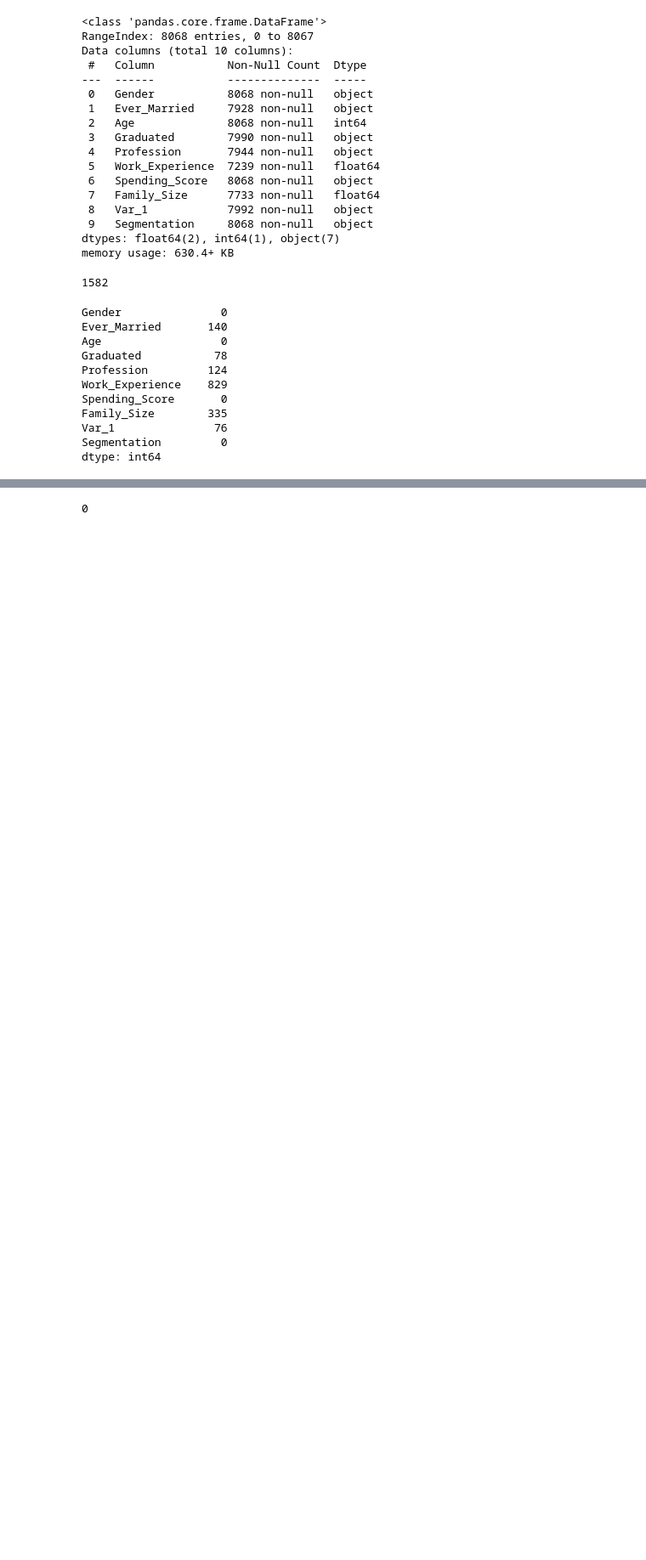
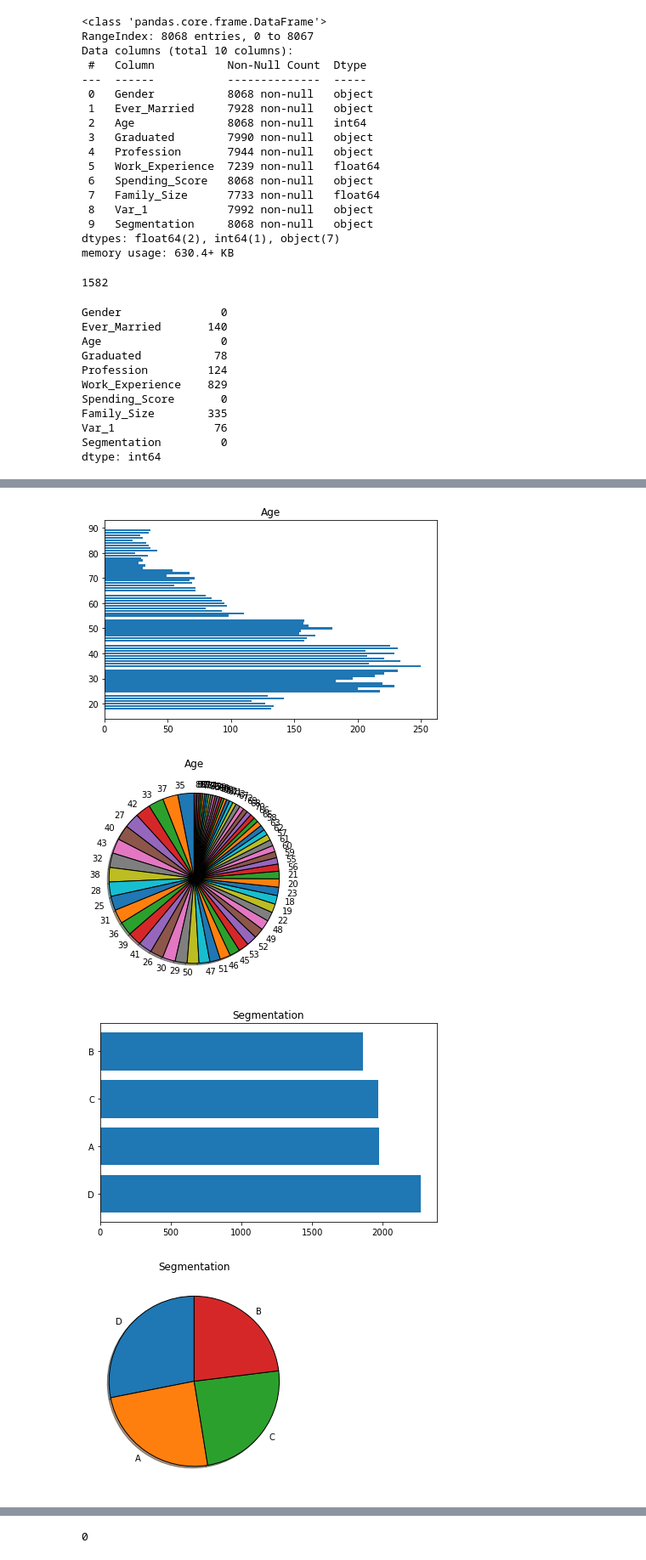
Before and after one commit to Mordyyy/Customer-Segmentation, a Jupyter notebook: Aroba18.ipynb, the cells around one changed output, grey strips where cells are left out. Shown: that part at 85% size. Cells and saved outputs as stored; diff of their text form; code cells hidden in the pictures; blank space fills up the shorter version.

Commit message:
Elbow + fixed missed values

```diff
--- a/Aroba18.ipynb
+++ b/Aroba18.ipynb
@@ -69,0 +58,7 @@ dtype: int64
+# %%
+from scipy import stats
+mode = stats.mode(data['Family_Size'])
+md = mode[0][0]
+values = {'Family_Size': md}
+data.fillna(value=values, inplace = True)
+data.head(5)
@@ -70,5 +72,6 @@ dtype: int64
 # %%
-nulls = ['Ever_Married','Profession', 'Graduated', 'Var_1', 'Family_Size']
+nulls = ['Ever_Married','Profession', 'Graduated', 'Var_1']
+cat_data = data.select_dtypes(include=['object']).copy()
 for feature in nulls:
     cat_data = cat_data.fillna(cat_data[feature].value_counts().index[0])
 # %%
@@ -142,7 +148,10 @@ def draw_pie(feature, cat_data):
 # %%
 features = data.columns.values
 for feature in features:
-    if feature == 'Family_Size':
-        continue
     draw_bar_plot(feature, data)
     draw_pie(feature, data)
+# %% [output]
+[figure, added]
+[figure, added]
+[figure, added]
+[figure, added]
```
Also changed, not shown: parts of 19 cells of this notebook.
